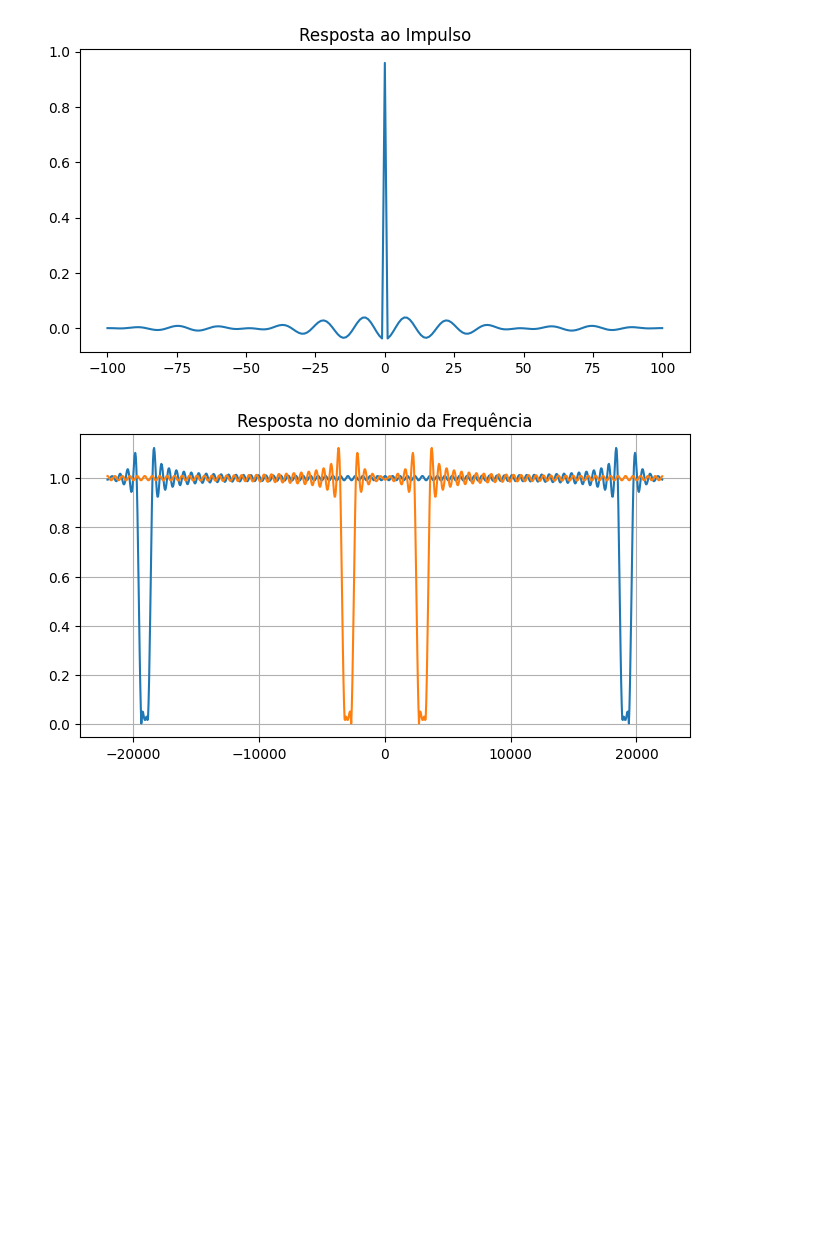
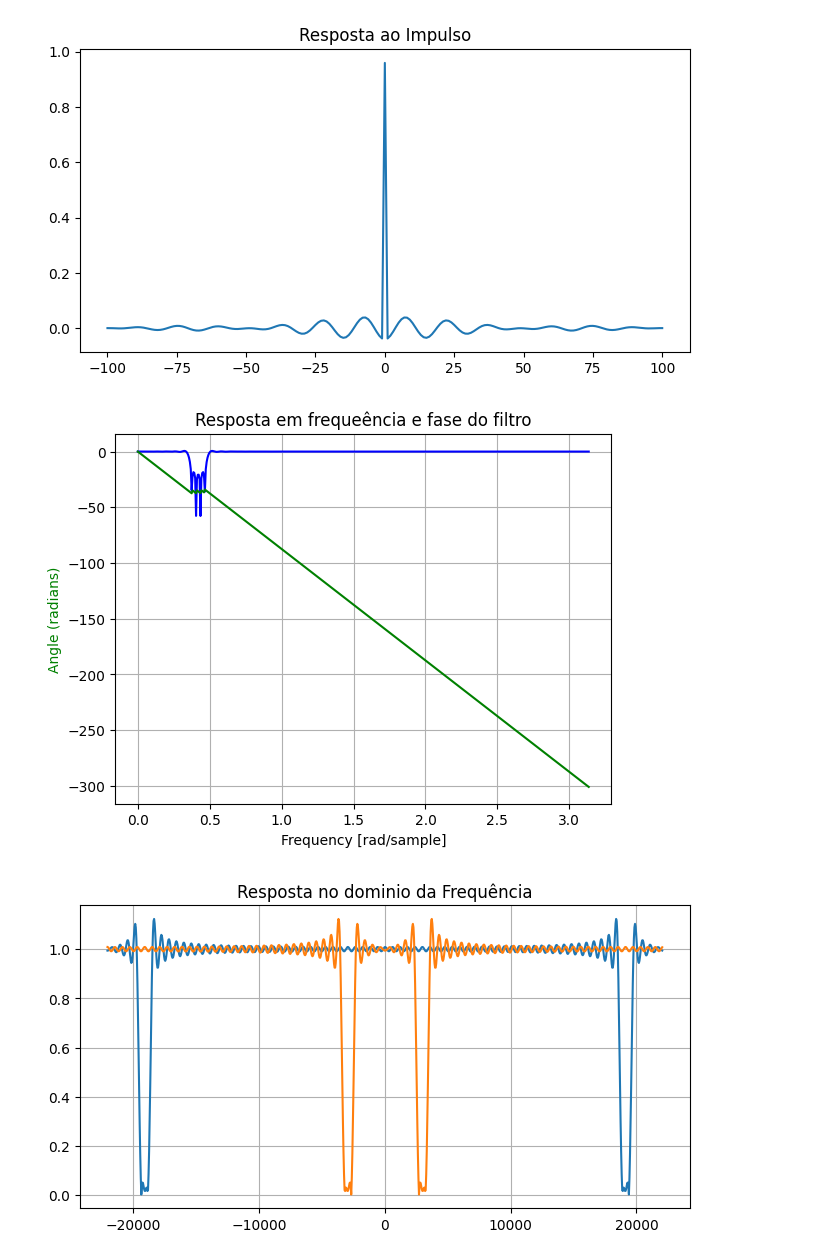
Before and after one commit to andrevale99/STD_DCA0107, a Jupyter notebook: U1/filtragem.ipynb, the cells around one changed output. Saved outputs shown, nothing was run; the diff lists cells and outputs as text; code cells hidden in the pictures; blank space fills up the shorter version.

Commit message:
Adição da função freqz para ver a resposta em frequência e fase do filtro.

```diff
--- a/U1/filtragem.ipynb
+++ b/U1/filtragem.ipynb
@@ -144,6 +144,17 @@ plt.savefig(PATH_IMG+"resposta_ao_impulso_filtro.png")
 plt.show()
 # %% [output]
 [figure]
+# %%
+w, h = signal.freqz(hrf)
+angles = np.unwrap(np.angle(h))
+
+fig, ax1 = plt.subplots()
+
+ax1.plot(w, 20 * np.log10(abs(h)), 'b')
+ax1.set_ylabel('Amplitude [dB]', color='b')
+ax1.set_xlabel('Frequency [rad/sample]')
+# %% [output]
+[figure, added]
 # %%
 M = 150
 M1 = -(M-1)/2
```
Also changed, not shown: parts of 1 cell of this notebook.
